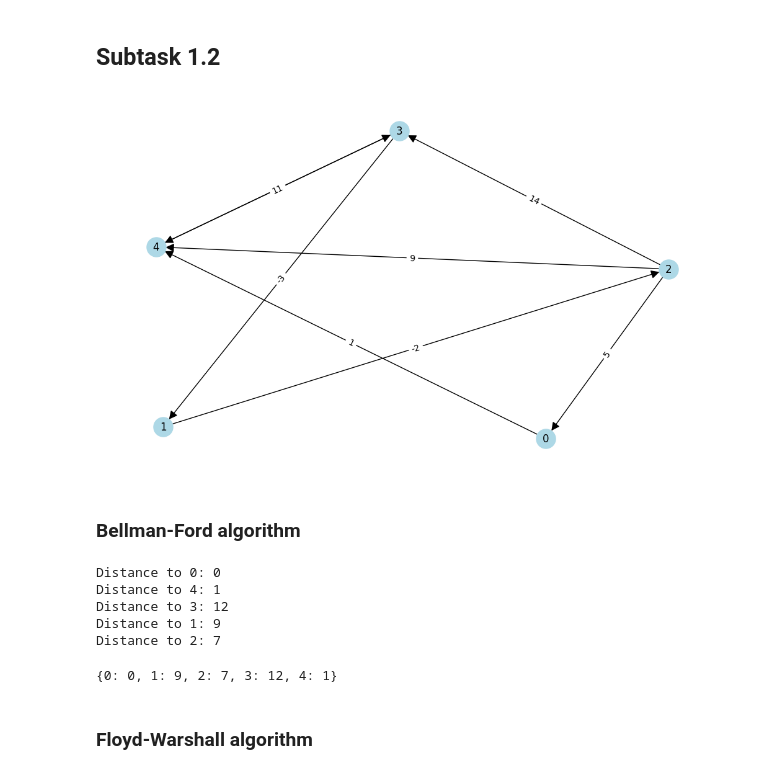
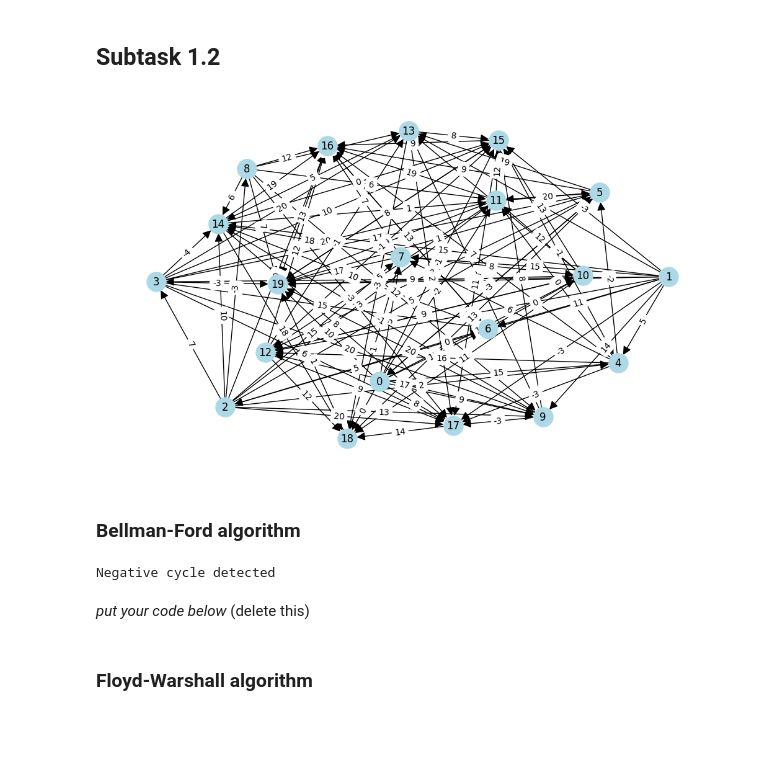
Before and after one commit to Luzefik/lab_1_discrete-math, a Jupyter notebook: Lab1_trees.ipynb, the cells around one changed output. Cells and saved outputs as stored; diff of their text form; code cells hidden in the pictures; blank space fills up the shorter version.

```diff
--- a/Lab1_trees.ipynb
+++ b/Lab1_trees.ipynb
@@ -194,9 +181,9 @@ print(prim_mst(G))
 # %% [markdown]
 ## Subtask 1.2
 # %%
-G = gnp_random_connected_graph(5, 0.5, True, True)
+G = gnp_random_connected_graph(20, 0.5, True, True)
 # %% [output]
-[figure, old version]
+[figure, new version]
 # %% [markdown]
 ### Bellman-Ford algorithm
 # %%
@@ -208,35 +195,9 @@ try:
 except:
     print("Negative cycle detected")
 # %% [output]
-Distance to 0: 0
-Distance to 4: 1
-Distance to 3: 12
-Distance to 1: 9
-Distance to 2: 7
+Negative cycle detected
-# %%
-def bellman_ford(G, start_node):
-    distance = {node: float('inf') for node in G.nodes()}
-    distance[start_node] = 0
-
-    for _ in range(len(G.nodes()) - 1):
-        for u in G.nodes():
-            for v in G.neighbors(u):
-                weight = G.get_edge_data(u, v).get('weight', 1)
-                if distance[u] + weight < distance[v]:
-                    distance[v] = distance[u] + weight
-
-
-    for u in G.nodes():
-        for v in G.neighbors(u):
-            weight = G.get_edge_data(u, v).get('weight', 1)
-            if distance[u] + weight < distance[v]:
-                return "Negative cycle detected"
-
-    return distance
-
-print(bellman_ford(G, 0))
-# %% [output]
-{0: 0, 1: 9, 2: 7, 3: 12, 4: 1}
+# %% [markdown]
+*put your code below* (delete this)
 # %% [markdown]
 ### Floyd-Warshall algorithm
 # %%
```
Also changed, not shown: parts of 24 cells of this notebook.
